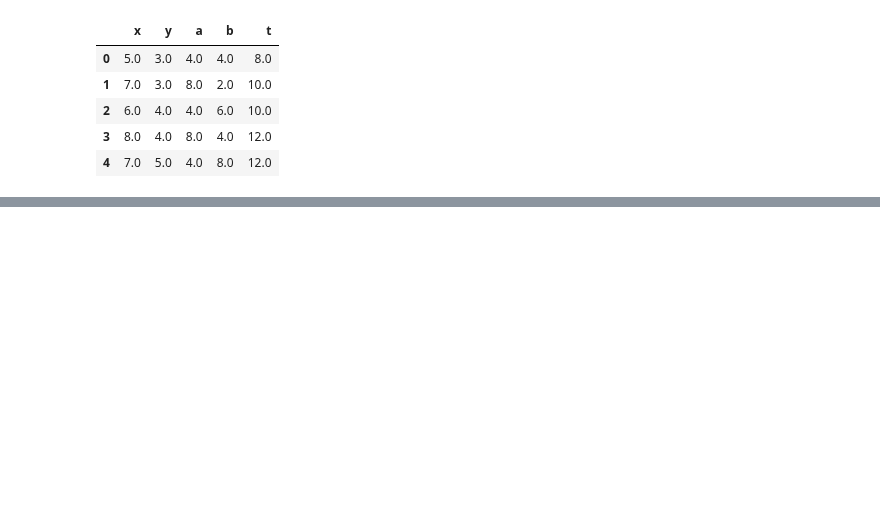
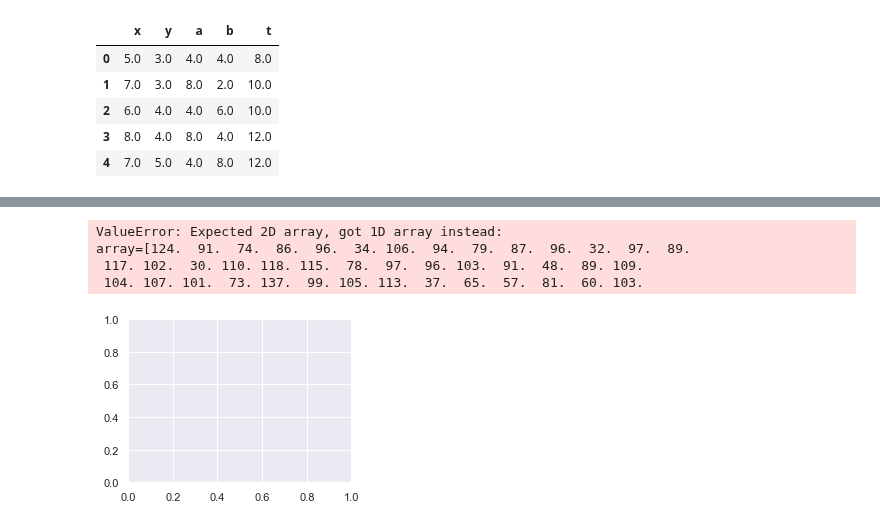
Before and after one commit to franec94/Pittsburgh-Bridge-Dataset, a Jupyter notebook: pittsburgh-bridges-data-set-analysis/resources/examples/notebooks/fancy_example.ipynb, the cells around one changed output, grey strips where cells are left out. Cells and saved outputs as stored; diff of their text form; code cells hidden in the pictures; blank space fills up the shorter version.

```diff
--- a/pittsburgh-bridges-data-set-analysis/resources/examples/notebooks/fancy_example.ipynb
+++ b/pittsburgh-bridges-data-set-analysis/resources/examples/notebooks/fancy_example.ipynb
@@ -95,0 +110,11 @@ plot_stem_line_scatter(x, y, gridshape=[2, 2], figsize=(10, 10))
+# %%
+X = df.loc[:, df.columns != TARGET].values
+y = df[[TARGET]].values
+# %%
+show_Ordinary_Least_Squares_vs_Ridge_Regression_Variance(X[:, 0], y)
+# %% [output]
+ValueError: Expected 2D array, got 1D array instead:
+array=[124.  91.  74.  86.  96.  34. 106.  94.  79.  87.  96.  32.  97.  89.
+ 117. 102.  30. 110. 118. 115.  78.  97.  96. 103.  91.  48.  89. 109.
+ 104. 107. 101.  73. 137.  99. 105. 113.  37.  65.  57.  81.  60. 103.
+[figure, added]
```
Also changed, not shown: parts of 10 cells of this notebook, 15 other files.
